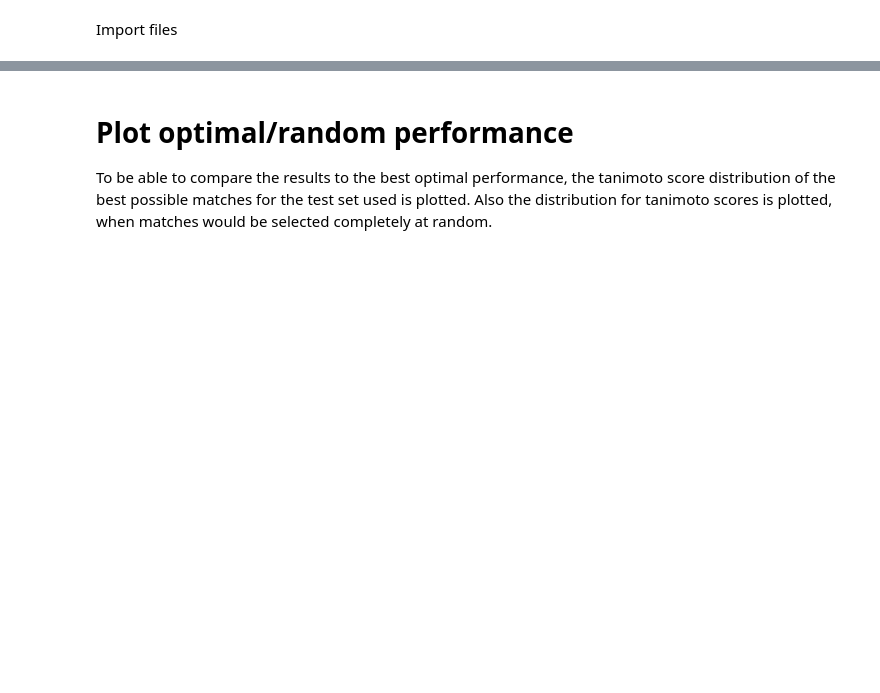
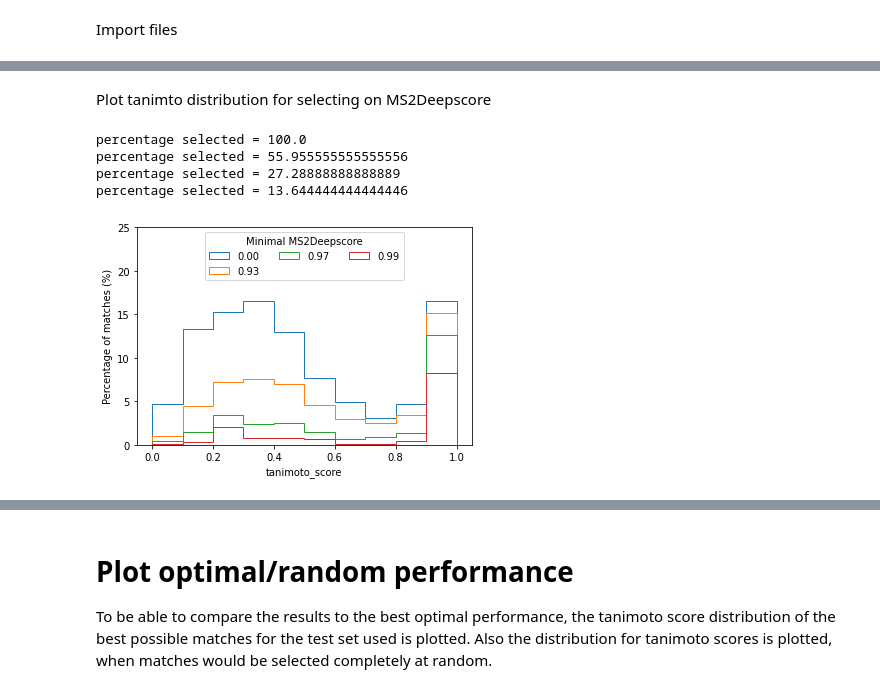
Before and after one commit to iomega/ms2query, a Jupyter notebook: notebooks/Plot_performance_analog_search.ipynb, the cells around one changed output, grey strips where cells are left out. Drawn from its saved outputs; the diff is of its cells as text; code cells hidden in the pictures; blank space fills up the shorter version.

```diff
--- a/notebooks/Plot_performance_analog_search.ipynb
+++ b/notebooks/Plot_performance_analog_search.ipynb
@@ -142,0 +138,10 @@ compare_tanimoto_score_distribution(ms2query_and_tanimoto, ms2ds_and_tanimoto, 0
+# %% [markdown]
+Plot tanimto distribution for selecting on MS2Deepscore
+# %%
+plot_tanimoto_score_distribution_for_ms2query_cut_offs(ms2ds_and_tanimoto, [0,0.93,0.97, 0.99], "Minimal MS2Deepscore")
+# %% [output]
+percentage selected = 100.0
+percentage selected = 55.955555555555556
+percentage selected = 27.28888888888889
+percentage selected = 13.644444444444446
+[figure, added]
```
Also changed, not shown: parts of 30 cells of this notebook, 3 other files.
